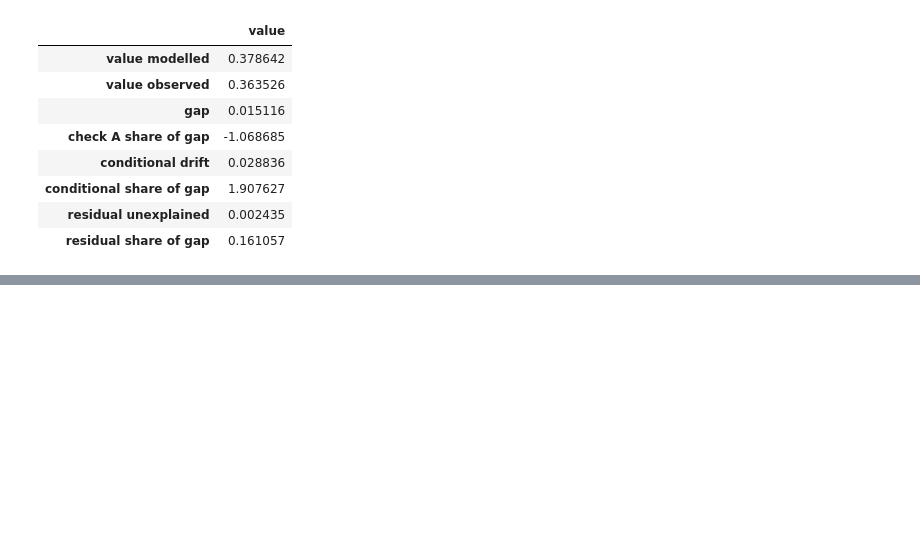
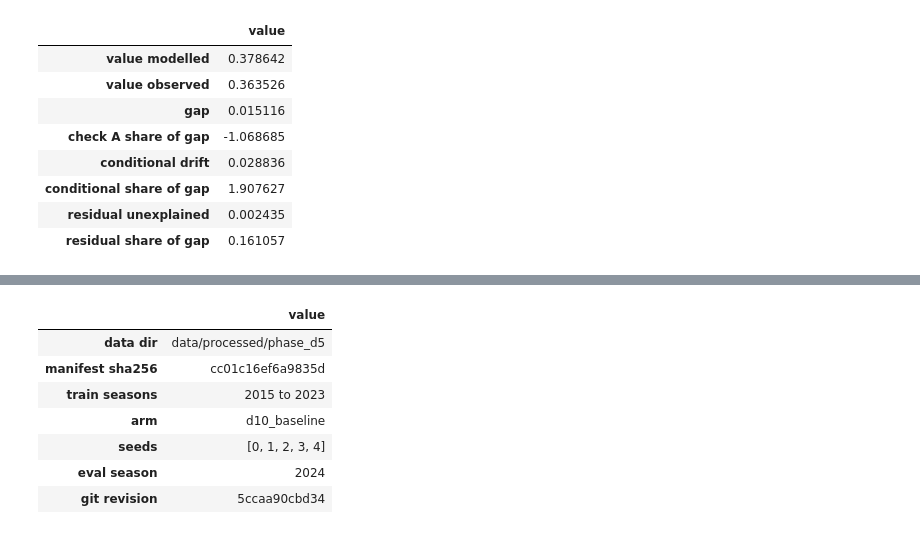
Before and after one commit to nseluga/Hitter-Embedding, a Jupyter notebook: notebooks/05_evaluation.ipynb, the cells around one changed output, grey strips where cells are left out. Cells and saved outputs as stored; diff of their text form; code cells hidden in the pictures; blank space fills up the shorter version.

```diff
--- a/notebooks/05_evaluation.ipynb
+++ b/notebooks/05_evaluation.ipynb
@@ -669,0 +700,20 @@ pd.Series({
+# %%
+stamp = load_json_f("f4_process_summary.json")["provenance"]
+pd.Series({
+    "data dir": stamp["data_dir"],
+    "manifest sha256": stamp["manifest_sha256"][:16],
+    "train seasons": f"{min(stamp['train_seasons'])} to {max(stamp['train_seasons'])}",
+    "arm": stamp["arm"],
+    "seeds": str(stamp["seeds"]),
+    "eval season": stamp["eval_season"],
+    "git revision": stamp["git_revision"][:12],
+}, name="value").to_frame()
+# %% [output]
+|  | value |
+| data dir | data/processed/phase_d5 |
+| manifest sha256 | cc01c16ef6a9835d |
+| train seasons | 2015 to 2023 |
+| arm | d10_baseline |
+| seeds | [0, 1, 2, 3, 4] |
+| eval season | 2024 |
+| git revision | 5ccaa90cbd34 |
```
Also changed, not shown: parts of 14 cells of this notebook, 21 other files.
